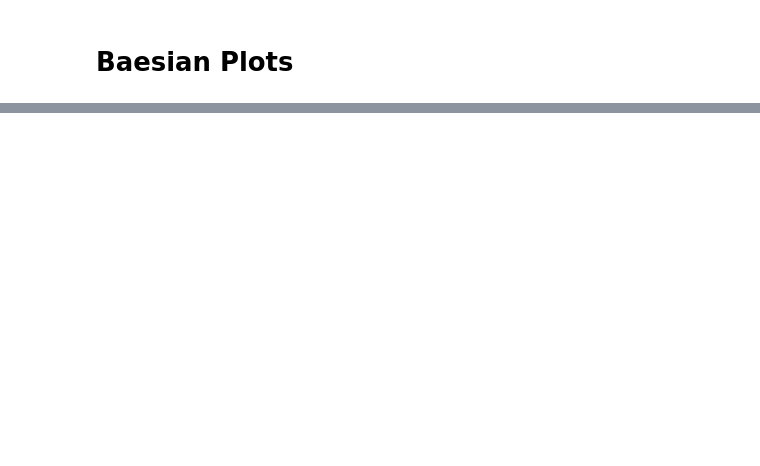
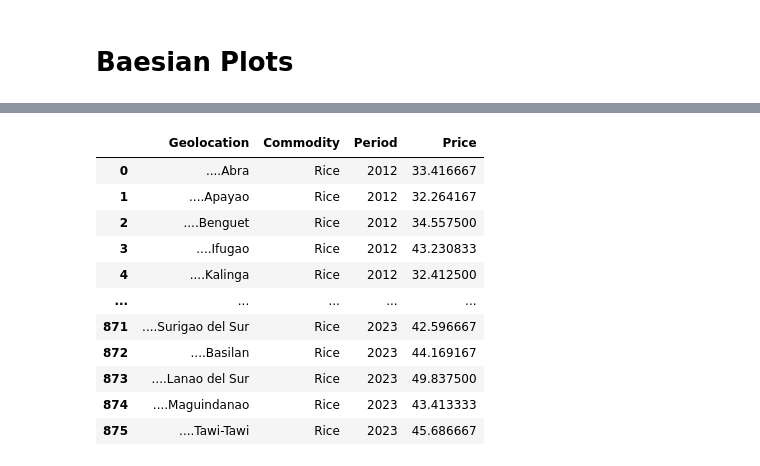
Before and after one commit to Bourbon-Rye/Baesian-Cropability, a Jupyter notebook: data_exploration.ipynb, the cells around one changed output, grey strips where cells are left out. Saved outputs shown, nothing was run; the diff lists cells and outputs as text; code cells hidden in the pictures; blank space fills up the shorter version.

Commit message:
Added more features to mega dataset

```diff
--- a/data_exploration.ipynb
+++ b/data_exploration.ipynb
@@ -246,0 +341,96 @@ fig.show()
+# %%
+# RICE: Volume and Retail Price (Annual-Provincial)
+# Volume of Rice
+df1 = read_csv_to_df("datasets/agricultural-indicators/Volume_Rice and Corn_annual.csv")
+df1 = df1[df1["Geolocation"].apply(is_province)]
+df1 = df1[df1["Commodity"] == "Palay"]
+df1["Commodity"] = df1["Commodity"].apply(lambda val: "Rice")
+df1 = df1.melt(id_vars=["Commodity", "Geolocation"], value_vars=df1.columns[2:], var_name="Period", value_name="Volume")
+df1 = swap_columns(df1, "Commodity", "Geolocation")
+
+# Retail Price of Palay
+df2 = read_csv_to_df("datasets/prices/prices_retail_2012-2023.csv")
+df2 = df2[df2["Geolocation"].apply(is_province)]
+df2.dropna(inplace=True)
+df2 = get_annual_columns(df2, range(2012, 2024), 2)
+df2.dropna(inplace=True)
+df2 = df2[df2["Commodity"] == 'RICE, REGULAR-MILLED, 1 KG']
+df2["Commodity"] = df2["Commodity"].apply(lambda val: "Rice")
+df2 = df2.melt(["Geolocation", "Commodity"], df2.columns[2:], "Period", "Price")
+
+# Volume and Price DataFrame
+df = pd.merge(df1, df2)
+df["Geolocation"] = df["Geolocation"].apply(lambda val: val.lstrip("."))
+df = df[df["Volume"] != 0]
+fig = px.scatter(df, x="Volume", y="Price", color="Geolocation")
+fig.show()
+df2
+
+# # ------------------
+
+# # RICE: Volume and Retail Price (Quarterly-Regional)
+# df = read_csv_to_df("datasets/agricultural-indicators/Volume_Rice and Corn_quarterly.csv")
+# df = df[df["Geolocation"].apply(is_region)]
+# df = df[df["Commodity"] == "Palay"]
+# df["Commodity"] = df["Commodity"].apply(lambda val: "Rice")
+# df = df.melt(id_vars=["Commodity", "Geolocation"], value_vars=df.columns[2:], var_name="Period", value_name="Volume")
+# df = swap_columns(df, "Commodity", "Geolocation")
+
+# # Retail Price of Palay
+# df2 = read_csv_to_df("datasets/prices/prices_retail_2012-2023.csv")
+# df2 = df2[df2["Geolocation"].apply(is_region)]
+# df2.dropna(inplace=True)
+# df2 = get_quarter_columns(df2, range(2012, 2024), 2)
+# df2.dropna(inplace=True)
+# df2 = df2[df2["Commodity"] == 'RICE, REGULAR-MILLED, 1 KG']
+# df2["Commodity"] = df2["Commodity"].apply(lambda val: "Rice")
+# df2 = df2.melt(["Geolocation", "Commodity"], df2.columns[2:], "Period", "Price")
+
+# # Volume and Price DataFrame
+# df = pd.merge(df, df2)
+# df["Geolocation"] = df["Geolocation"].apply(lambda val: val.lstrip("."))
+# df = df[df["Volume"] != 0]
+# fig = px.scatter(df, x="Volume", y="Price", color="Geolocation")
+# # fig.show()
+
+# # ------------------
+
+# # RICE: Volume and Retail Price (Quarterly-Provincial)
+# df = read_csv_to_df("datasets/agricultural-indicators/Volume_Rice and Corn_quarterly.csv")
+# df = df[df["Geolocation"].apply(is_province)]
+# df = df[df["Commodity"] == "Palay"]
+# df["Commodity"] = df["Commodity"].apply(lambda val: "Rice")
+# df = df.melt(id_vars=["Commodity", "Geolocation"], value_vars=df.columns[2:], var_name="Period", value_name="Volume")
+# df = swap_columns(df, "Commodity", "Geolocation")
+
+# # # Retail Price of Palay
+# df2 = read_csv_to_df("datasets/prices/prices_retail_2012-2023.csv")
+# df2 = df2[df2["Geolocation"].apply(is_province)]
+# df2.dropna(inplace=True)
+# df2 = get_quarter_columns(df2, range(2012, 2024), 2)
+# df2.dropna(inplace=True)
+# df2 = df2[df2["Commodity"] == 'RICE, REGULAR-MILLED, 1 KG']
+# df2["Commodity"] = df2["Commodity"].apply(lambda val: "Rice")
+# df2 = df2.melt(["Geolocation", "Commodity"], df2.columns[2:], "Period", "Price")
+
+# # Volume and Price DataFrame
+# df = pd.merge(df, df2)
+# df["Geolocation"] = df["Geolocation"].apply(lambda val: val.lstrip("."))
+# df = df[df["Volume"] != 0]
+# fig = px.scatter(df, x="Volume", y="Price", color="Geolocation")
+# fig.show()
+
+# df.corr(numeric_only=True)
+# %% [output]
+|  | Geolocation | Commodity | Period | Price |
+| 0 | ....Abra | Rice | 2012 | 33.416667 |
+| 1 | ....Apayao | Rice | 2012 | 32.264167 |
+| 2 | ....Benguet | Rice | 2012 | 34.557500 |
+| 3 | ....Ifugao | Rice | 2012 | 43.230833 |
+| 4 | ....Kalinga | Rice | 2012 | 32.412500 |
+| ... | ... | ... | ... | ... |
+| 871 | ....Surigao del Sur | Rice | 2023 | 42.596667 |
+| 872 | ....Basilan | Rice | 2023 | 44.169167 |
+| 873 | ....Lanao del Sur | Rice | 2023 | 49.837500 |
+| 874 | ....Maguindanao | Rice | 2023 | 43.413333 |
+| 875 | ....Tawi-Tawi | Rice | 2023 | 45.686667 |
```
Also changed, not shown: parts of 9 cells of this notebook, 29 other files.
